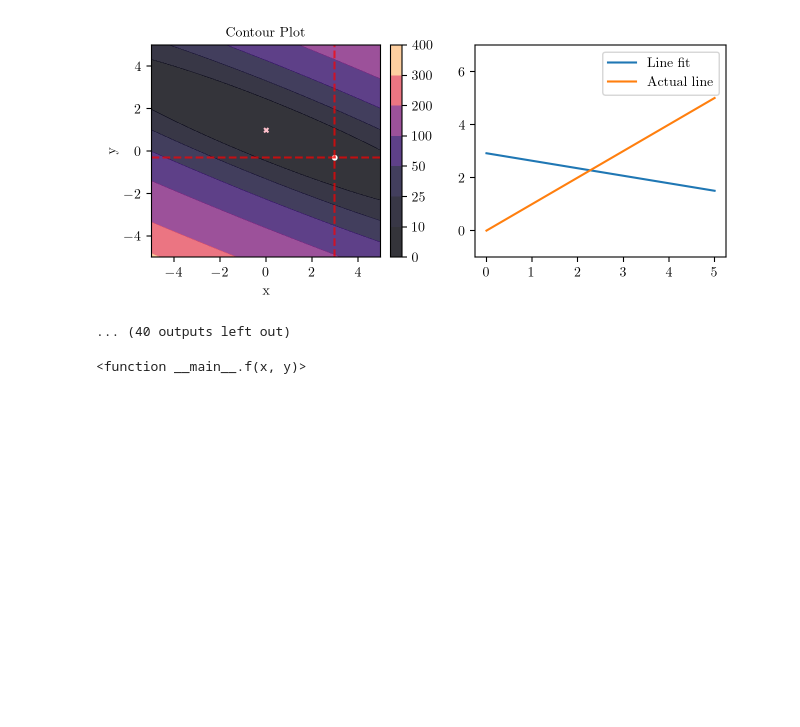
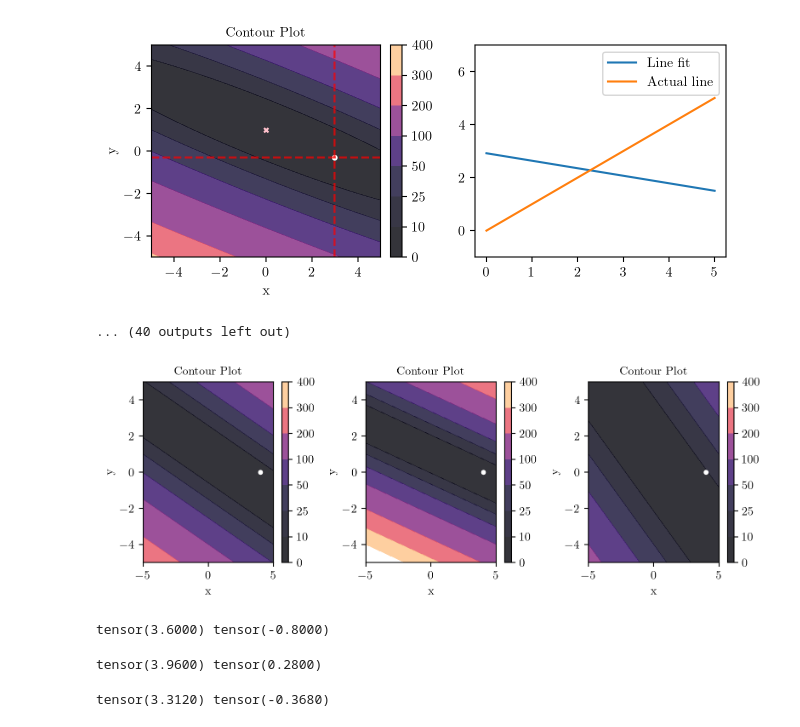
Before and after one commit to nipunbatra/ml-teaching, a Jupyter notebook: notebooks/contour.ipynb, the cells around one changed output. Drawn from its saved outputs; the diff is of its cells as text; code cells hidden in the pictures; blank space fills up the shorter version.

```diff
--- a/notebooks/contour.ipynb
+++ b/notebooks/contour.ipynb
@@ -228,16 +228,28 @@ tensor(1.1020) tensor(0.5153)
 ... (40 outputs left out)
 # %%
 def f1(x, y):
-    return (1-x-y)**2
+    return (2-x-2*y)**2
 
 def f2(x, y):
-    return 100*(y-x**2)**2
+    return (3-x-3*y)**2
+
+def f3(x, y):
+    return (1-x-y)**2
 
 x0, y0 = torch.tensor(4.0), torch.tensor(0.0)
 
 
-fig, ax = plt.subplots(ncols=3)
+fig, ax = plt.subplots(ncols=3, figsize=(8, 3))
 X, Y, Z, X_torch, Y_torch = create_XYZ(f1)
 _, _ = create_contour(X, Y, Z, ax[0], alpha=0.8, scatter_pts=(x0, y0), filled=True, levels=levels)
+
+X, Y, Z, X_torch, Y_torch = create_XYZ(f2)
+_, _ = create_contour(X, Y, Z, ax[1], alpha=0.8, scatter_pts=(x0, y0), filled=True, levels=levels)
+
+X, Y, Z, X_torch, Y_torch = create_XYZ(f3)
+_, _ = create_contour(X, Y, Z, ax[2], alpha=0.8, scatter_pts=(x0, y0), filled=True, levels=levels)
+
+fig.tight_layout()
+plt.savefig(f"../figures/mml/gradient-descent-3-functions.pdf", bbox_inches="tight")
 # %% [output]
-<function __main__.f(x, y)>
+[figure, added]
@@ -243,0 +258,24 @@ _, _ = create_contour(X, Y, Z, ax[0], alpha=0.8, scatter_pts=(x0, y0), filled=Tr
+# %%
+del_x, del_y = torch.func.grad(f1, argnums=(0, 1))(x0, y0)
+x1 = x0 - alpha * del_x
+y1 = y0 - alpha * del_y
+
+print(x1, y1)
+# %% [output]
+tensor(3.6000) tensor(-0.8000)
+# %%
+del_x, del_y = torch.func.grad(f2, argnums=(0, 1))(x1, y1)
+x2 = x1 - alpha * del_x
+y2 = y1 - alpha * del_y
+
+print(x2, y2)
+# %% [output]
+tensor(3.9600) tensor(0.2800)
+# %%
+del_x, del_y = torch.func.grad(f3, argnums=(0, 1))(x2, y2)
+x3 = x2 - alpha * del_x
+y3 = y2 - alpha * del_y
+
+print(x3, y3)
+# %% [output]
+tensor(3.3120) tensor(-0.3680)
```
Also changed, not shown: parts of 1 cell of this notebook, 3 other files.
